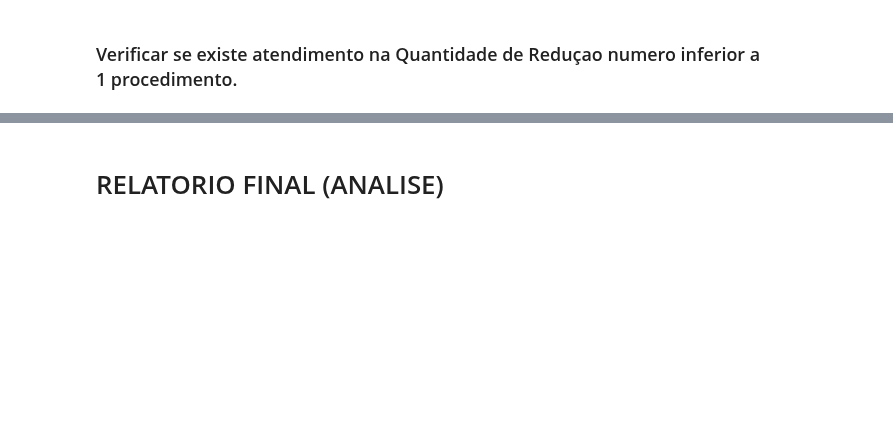
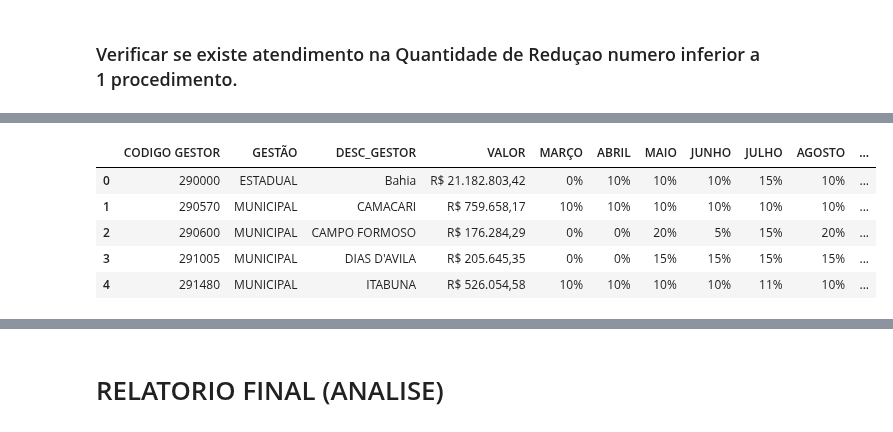
Before and after one commit to otavioaugust1/BOT_PORTARIA-90, a Jupyter notebook: validador.ipynb, the cells around one changed output, grey strips where cells are left out. Drawn from its saved outputs; the diff is of its cells as text; code cells hidden in the pictures; blank space fills up the shorter version.

```diff
--- a/validador.ipynb
+++ b/validador.ipynb
@@ -242,0 +437,21 @@ df_planilha_aba3.head() # Exibe as informações do dataframe
+# %%
+df_planilha_aba3['VALOR'] = df_planilha_aba3['VALOR'].astype(float) # Converte a coluna 'VALOR' para float
+df_planilha_aba3['VALOR'] = df_planilha_aba3['VALOR'].apply(lambda x: 'R$ ' + format(x, ',.2f').replace('.', '#').replace(',', '.').replace('#', ',')) # Formata a coluna 'VALOR' para moeda
+df_planilha_aba3['TETO_FINANC_ANO'] = df_planilha_aba3['TETO_FINANC_ANO'].astype(float) # Converte a coluna 'TETO_FINANC_MES' para float
+df_planilha_aba3['TETO_FINANC_ANO'] = df_planilha_aba3['TETO_FINANC_ANO'].apply(lambda x: 'R$ ' + format(x, ',.2f').replace('.', '#').replace(',', '.').replace('#', ',')) # Formata a coluna 'TETO_FINANC_MES' para moeda
+df_planilha_aba3['TETO_FINANC_MES'] = df_planilha_aba3['TETO_FINANC_MES'].astype(float) # Converte a coluna 'TETO_FINANC_MES' para float
+df_planilha_aba3['TETO_FINANC_MES'] = df_planilha_aba3['TETO_FINANC_MES'].apply(lambda x: 'R$ ' + format(x, ',.2f').replace('.', '#').replace(',', '.').replace('#', ',')) # Formata a coluna 'TETO_FINANC_MES' para moeda
+
+cols = ['MARÇO','ABRIL','MAIO','JUNHO','JULHO','AGOSTO','SETEMBRO','OUTUBRO','NOVEMBRO','DEZEMBRO','TOTAL_%'] # Lista de colunas
+df_planilha_aba3[cols] = df_planilha_aba3[cols].fillna(0).astype(float) # Converte os valores para float
+df_planilha_aba3[cols] = df_planilha_aba3[cols].applymap(lambda x: '{:.0%}'.format(float(x))) # Formata as colunas para porcentagem
+
+
+df_planilha_aba3.head()
+# %% [output]
+|  | CODIGO GESTOR | GESTÃO | DESC_GESTOR | VALOR | MARÇO | ABRIL | MAIO | JUNHO | JULHO | AGOSTO | ... |
+| 0 | 290000 | ESTADUAL | Bahia | R$ 21.182.803,42 | 0% | 10% | 10% | 10% | 15% | 10% | ... |
+| 1 | 290570 | MUNICIPAL | CAMACARI | R$ 759.658,17 | 10% | 10% | 10% | 10% | 10% | 10% | ... |
+| 2 | 290600 | MUNICIPAL | CAMPO FORMOSO | R$ 176.284,29 | 0% | 0% | 20% | 5% | 15% | 20% | ... |
+| 3 | 291005 | MUNICIPAL | DIAS D'AVILA | R$ 205.645,35 | 0% | 0% | 15% | 15% | 15% | 15% | ... |
+| 4 | 291480 | MUNICIPAL | ITABUNA | R$ 526.054,58 | 10% | 10% | 10% | 10% | 11% | 10% | ... |
```
Also changed, not shown: parts of 50 cells of this notebook, 1 other file.
